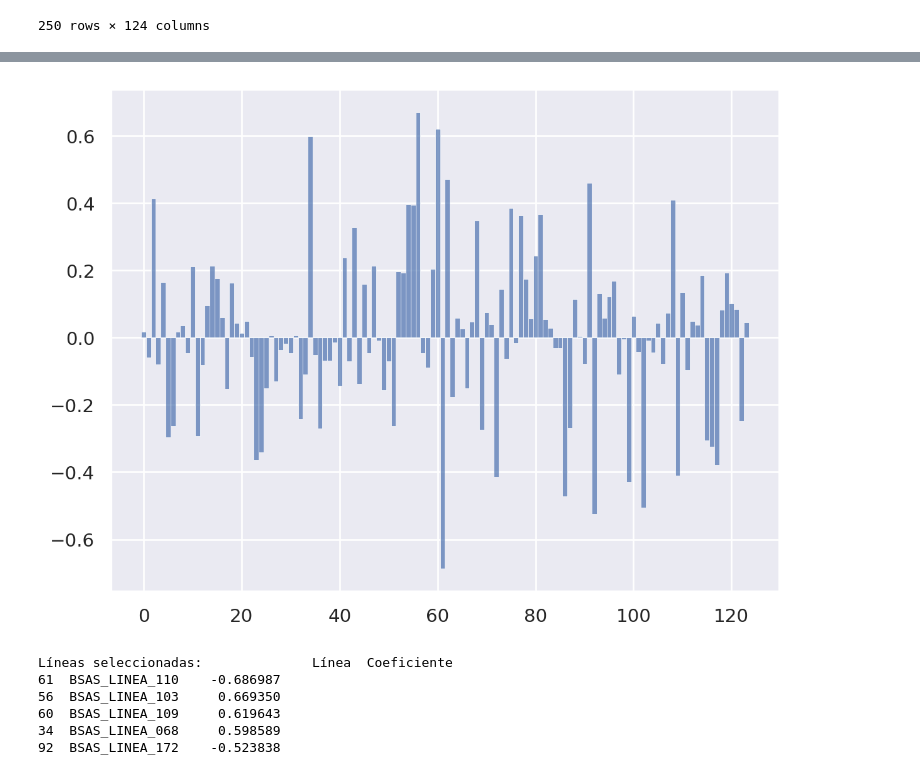
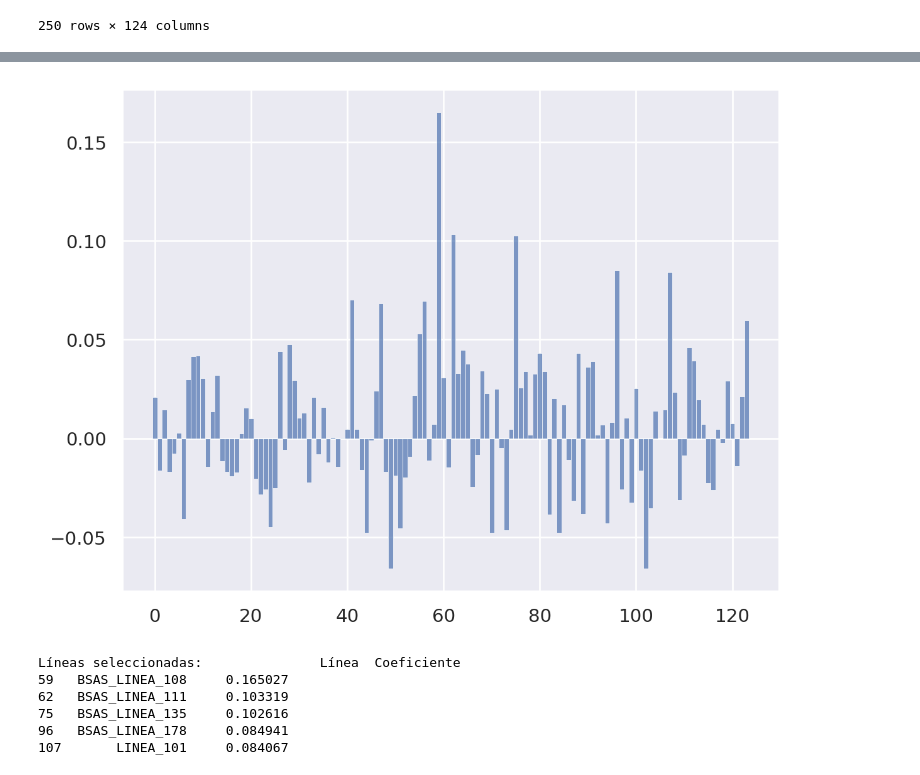
Before and after one commit to corrideluca/sube-2023, a Jupyter notebook: tp.ipynb, the cells around one changed output, grey strips where cells are left out. Cells and saved outputs as stored; diff of their text form; code cells hidden in the pictures.

```diff
--- a/tp.ipynb
+++ b/tp.ipynb
@@ -506,21 +500,10 @@ pasajeros.columns = pasajeros.columns.str.replace(' ', '_').str.replace('.', '_'
 
 target_line = 'BSAS_LINEA_009'
 other_lines = [col for col in pasajeros.columns if col != target_line]
-formula1 = f'{target_line} ~ ' + ' + '.join(other_lines)
+formula = f'{target_line} ~ ' + ' + '.join(other_lines)
+
+# Entrenamiento y testeo
+df_train, df_test = train_test_split(pasajeros, test_size=0.2, random_state=42)
+
+# Construimos las matrices X e y para entrenamiento
+y, X =  Formula(formula).get_model_matrix(df_train)
-# %%
-y1, X1 =  Formula(formula1).get_model_matrix(pasajeros)
-y = y1.squeeze()
-
-X_train, X_test, y_train, y_test = train_test_split(X1, y1, test_size=0.2, random_state=42)
-
-modeloLineal1 = linear_model.LinearRegression(fit_intercept = False)
-
-modeloLineal1.fit(X_train, y_train)
-
-y_pred = modeloLineal1.predict(X_test)
-
-print("Coeficientes:", modeloLineal1.coef_)
-r2 = r2_score(y_test, y_pred)
-print('R^2: ', r2)
-rmse = np.sqrt(mean_squared_error(y_test, y_pred))
-print(f"Raiz del Error Cuadratico Medio: {rmse:.5f}")
@@ -544,0 +570,16 @@ Raiz del Error Cuadratico Medio: 0.08642
+# %%
+alpha_optimo = 0.45
+
+modeloRidge = linear_model.Ridge(alpha = alpha_optimo, fit_intercept = False)    # Inicializamos un modelo de Regresion Lineal sin intercept
+modeloRidge.fit(X, y)
+
+# Construimos las matrices X e y para entrenamiento
+
+y_test, X_test =  Formula(formula).get_model_matrix(df_test)
+
+y_pred = modeloRidge.predict(X_test)
+rmse = np.sqrt(mean_squared_error(y_test, y_pred))
+print(f"For alpha = {alpha_optimo:.5f} the Root Mean Squared Error is: {rmse.mean():.5f}")
+r2 = r2_score(y_test, y_pred)
+print('R^2: ', r2)
+print("Coeficientes:", modeloRidge.coef_)
@@ -545,22 +604,21 @@ Raiz del Error Cuadratico Medio: 0.08642
 # %%
-coeficientes = modeloLineal1.coef_.flatten()
+coeficientes = modeloRidge.coef_.flatten()
 coeficientes
 
 (
     so.Plot(x = np.array(range(len(coeficientes))), y = coeficientes )
     .add(so.Bars())
 )
 # %% [output]
-[figure, old version]
+[figure, new version]
 # %%
-
-lineas_coeficientes = pd.DataFrame({'Línea': X1.columns, 'Coeficiente': coeficientes})
-lineas_seleccionadas = lineas_coeficientes.reindex(lineas_coeficientes['Coeficiente'].abs().sort_values(ascending=False).index[:5])
-print("Líneas seleccionadas:", lineas_seleccionadas)
+lineas_coeficientes = pd.DataFrame({'Línea': X.columns, 'Coeficiente': coeficientes})
+lineas_seleccionadas_top_5_modulo = lineas_coeficientes.reindex(lineas_coeficientes['Coeficiente'].abs().sort_values(ascending=False).index[:5])
+print("Líneas seleccionadas:", lineas_seleccionadas_top_5_modulo)
 # %% [output]
-Líneas seleccionadas:              Línea  Coeficiente
-61  BSAS_LINEA_110    -0.686987
-56  BSAS_LINEA_103     0.669350
-60  BSAS_LINEA_109     0.619643
-34  BSAS_LINEA_068     0.598589
-92  BSAS_LINEA_172    -0.523838
+Líneas seleccionadas:               Línea  Coeficiente
+59   BSAS_LINEA_108     0.165027
+62   BSAS_LINEA_111     0.103319
+75   BSAS_LINEA_135     0.102616
+96   BSAS_LINEA_178     0.084941
+107       LINEA_101     0.084067
```
Also changed, not shown: parts of 27 cells of this notebook.
